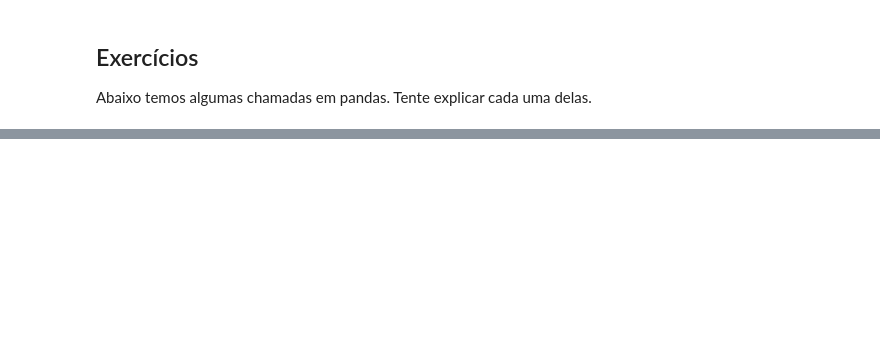
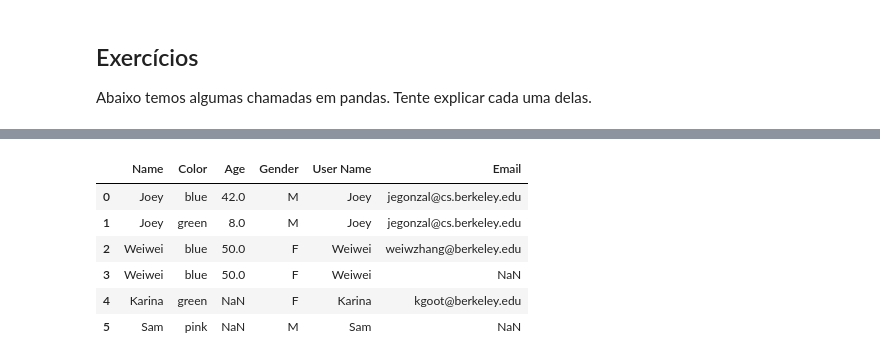
Before and after one commit to icd-ufmg/icd-ufmg.github.io, a Jupyter notebook: _lessons/tabelas/tabelas.ipynb, the cells around one changed output, grey strips where cells are left out. Drawn from its saved outputs; the diff is of its cells as text; code cells hidden in the pictures; blank space fills up the shorter version.

```diff
--- a/_lessons/tabelas/tabelas.ipynb
+++ b/_lessons/tabelas/tabelas.ipynb
@@ -553,0 +623,11 @@ df[['TEAM', 'SALARY']].groupby('TEAM').mean().sort_values('SALARY')
+# %%
+people = pd.DataFrame(
+    [["Joey",      "blue",       42,  "M"],
+     ["Weiwei",    "blue",       50,  "F"],
+     ["Joey",      "green",       8,  "M"],
+     ["Karina",    "green",  np.nan,  "F"],
+     ["Fernando",  "pink",        9,  "M"],
+     ["Nhi",       "blue",        3,  "F"],
+     ["Sam",       "pink",   np.nan,  "M"]],
+    columns = ["Name", "Color", "Age", "Gender"])
+people
@@ -553,0 +643,11 @@ df[['TEAM', 'SALARY']].groupby('TEAM').mean().sort_values('SALARY')
+# %%
+email = pd.DataFrame(
+    [["Deb",  "deborah_nolan@berkeley.edu"],
+     ["Sam",  np.nan],
+     ["John", "doe@nope.com"],
+     ["Joey", "jegonzal@cs.berkeley.edu"],
+     ["Weiwei", "weiwzhang@berkeley.edu"],
+     ["Weiwei", np.nan],
+     ["Karina", "kgoot@berkeley.edu"]],
+    columns = ["User Name", "Email"])
+email
@@ -553,0 +663,12 @@ df[['TEAM', 'SALARY']].groupby('TEAM').mean().sort_values('SALARY')
+# %%
+people.merge(email,
+             how = "inner",
+             left_on = "Name", right_on = "User Name")
+# %% [output]
+|  | Name | Color | Age | Gender | User Name | Email |
+| 0 | Joey | blue | 42.0 | M | Joey | jegonzal@cs.berkeley.edu |
+| 1 | Joey | green | 8.0 | M | Joey | jegonzal@cs.berkeley.edu |
+| 2 | Weiwei | blue | 50.0 | F | Weiwei | weiwzhang@berkeley.edu |
+| 3 | Weiwei | blue | 50.0 | F | Weiwei | NaN |
+| 4 | Karina | green | NaN | F | Karina | kgoot@berkeley.edu |
+| 5 | Sam | pink | NaN | M | Sam | NaN |
```
Also changed, not shown: parts of 21 cells of this notebook, 7 other files.
